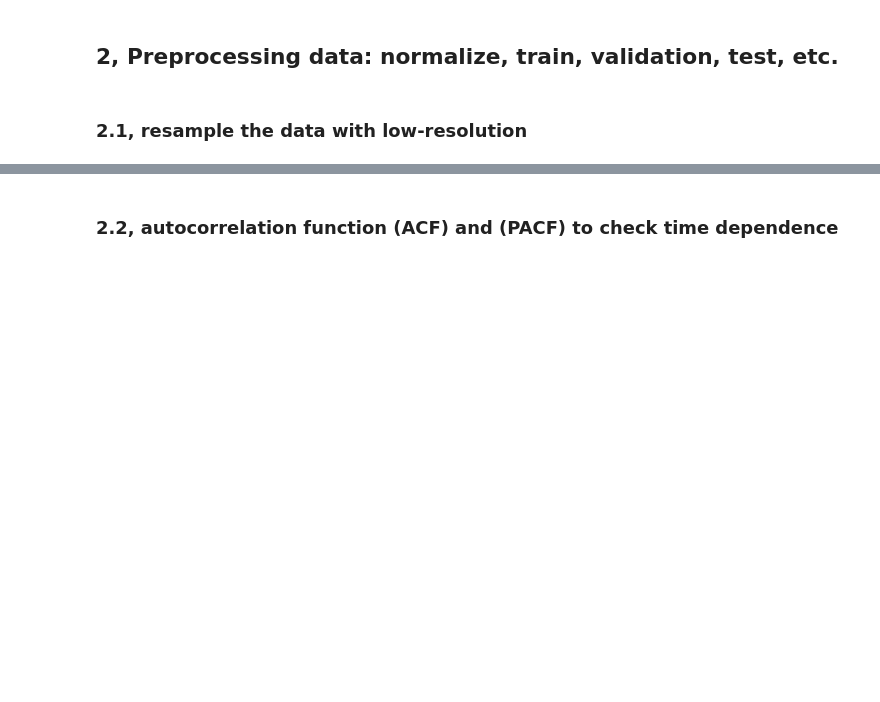
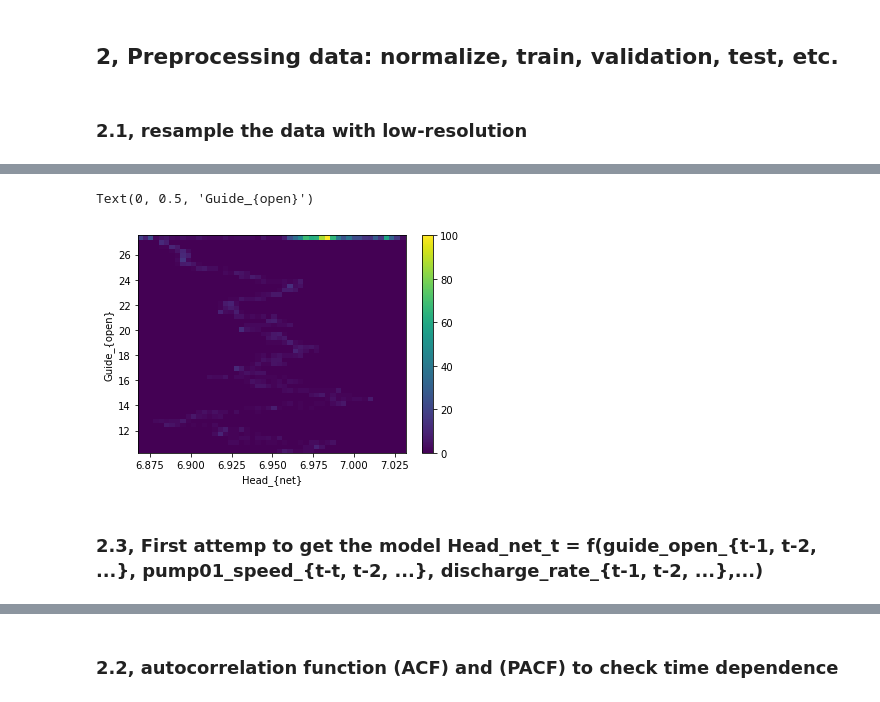
Before and after one commit to wengangmao/vattenfall, a Jupyter notebook: _build/jupyter_execute/contents/codes/tensorflow_simple.ipynb, the cells around one changed output, grey strips where cells are left out. Cells and saved outputs as stored; diff of their text form; code cells hidden in the pictures; blank space fills up the shorter version.

```diff
--- a/_build/jupyter_execute/contents/codes/tensorflow_simple.ipynb
+++ b/_build/jupyter_execute/contents/codes/tensorflow_simple.ipynb
@@ -71,0 +72,10 @@ plt.show()
+# %%
+plt.hist2d(target, df_train['guide_open'], bins=(50, 50))
+plt.colorbar()
+plt.xlabel('Head_{net}')
+plt.ylabel('Guide_{open}')
+# %% [output]
+Text(0, 0.5, 'Guide_{open}')
+[figure, added]
+# %% [markdown]
+### 2.3, First attemp to get the model Head_net_t = f(guide_open_{t-1, t-2, ...}, pump01_speed_{t-t, t-2, ...}, discharge_rate_{t-1, t-2, ...},...)
```
Also changed, not shown: parts of 8 cells of this notebook, 46 other files.
